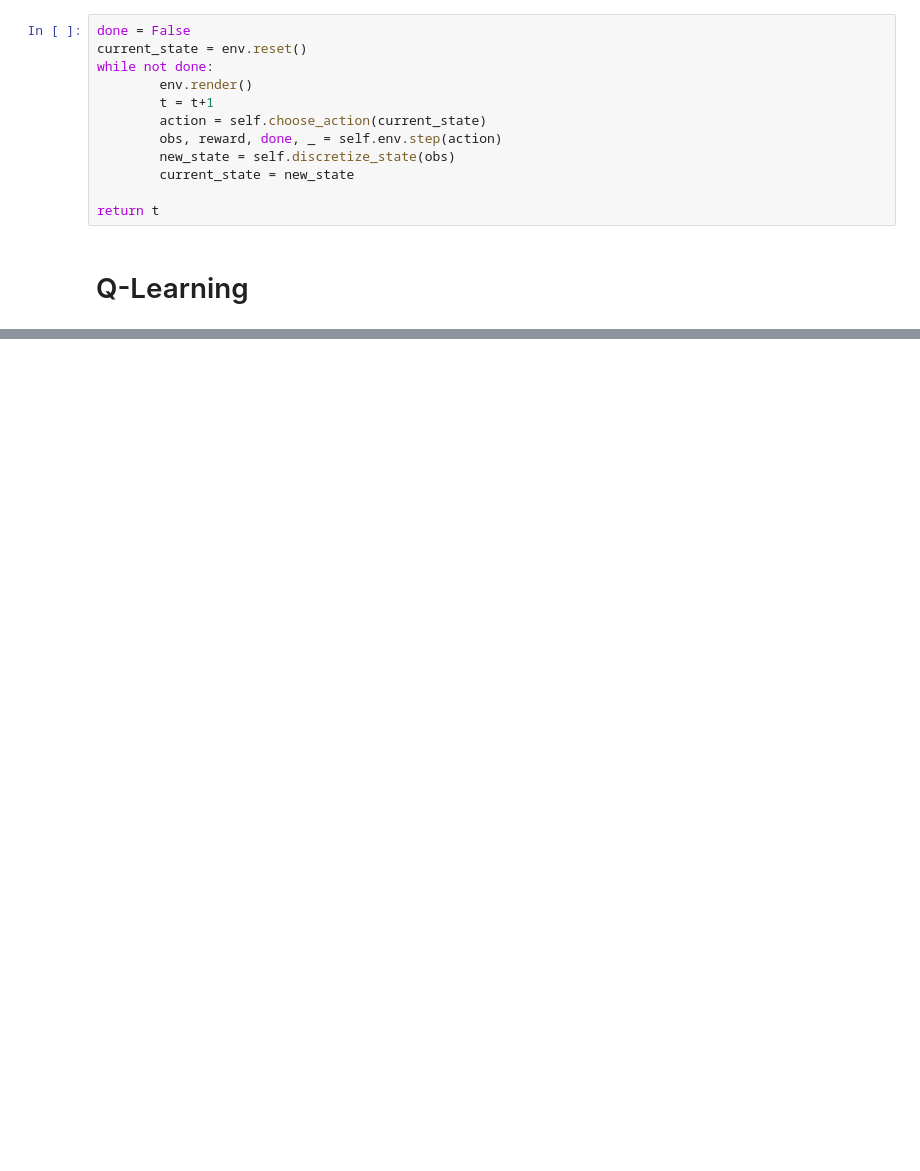
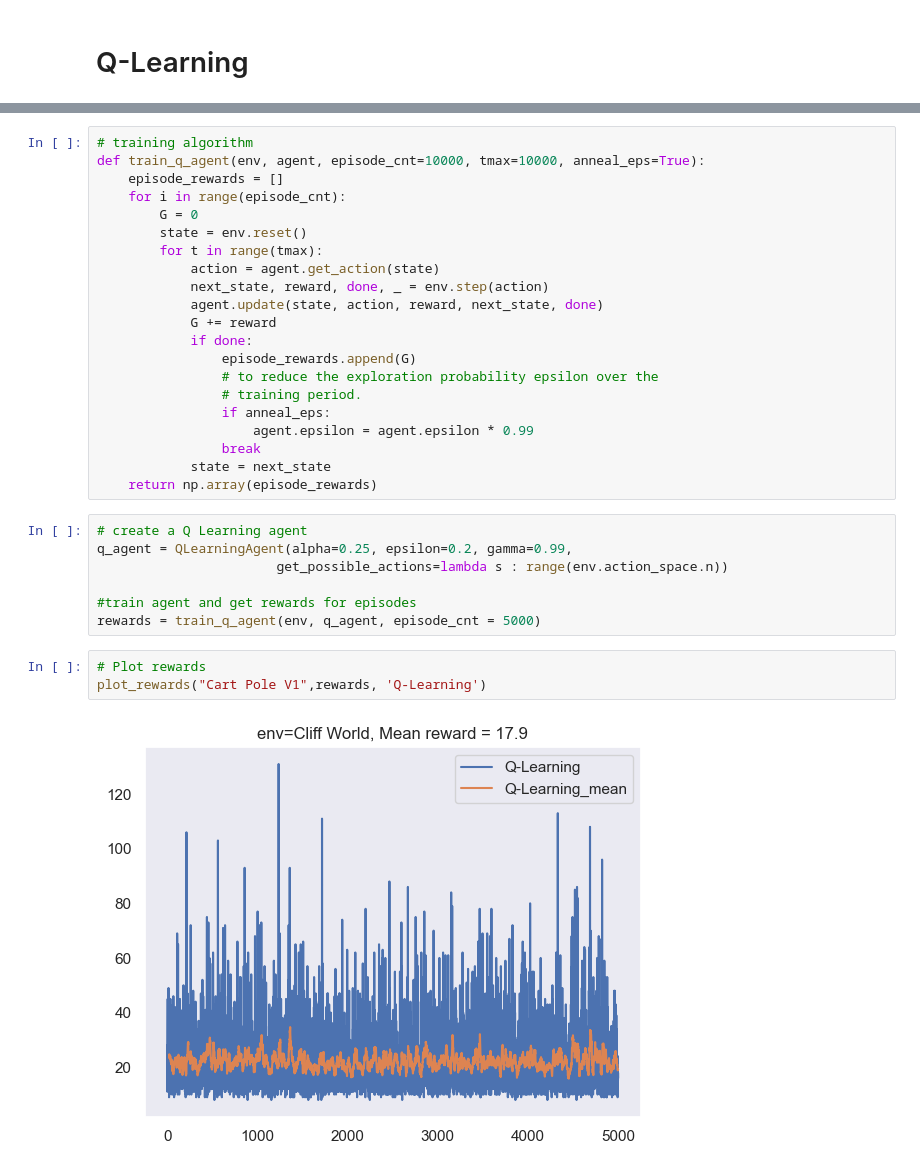
Before and after one commit to AnselmAdrian/reinforcement_learning, a Jupyter notebook: notebooks/sarsa_and_qlearning.ipynb, the cells around one changed output, grey strips where cells are left out. Cells and saved outputs as stored; diff of their text form; blank space fills up the shorter version.

Commit message:
added Q learning

```diff
--- a/notebooks/sarsa_and_qlearning.ipynb
+++ b/notebooks/sarsa_and_qlearning.ipynb
@@ -184,14 +194,2 @@ ImportError:
-# %%
-done = False
-current_state = env.reset()
-while not done:
-        env.render()
-        t = t+1
-        action = self.choose_action(current_state)
-        obs, reward, done, _ = self.env.step(action)
-        new_state = self.discretize_state(obs)
-        current_state = new_state
-
-return t
 # %% [markdown]
 # Q-Learning
@@ -197,0 +258,33 @@ return t
+# %%
+# training algorithm
+def train_q_agent(env, agent, episode_cnt=10000, tmax=10000, anneal_eps=True):
+    episode_rewards = []
+    for i in range(episode_cnt):
+        G = 0
+        state = env.reset()
+        for t in range(tmax):
+            action = agent.get_action(state)
+            next_state, reward, done, _ = env.step(action)
+            agent.update(state, action, reward, next_state, done)
+            G += reward
+            if done:
+                episode_rewards.append(G)
+                # to reduce the exploration probability epsilon over the
+                # training period.
+                if anneal_eps:
+                    agent.epsilon = agent.epsilon * 0.99
+                break
+            state = next_state
+    return np.array(episode_rewards)
+# %%
+# create a Q Learning agent
+q_agent = QLearningAgent(alpha=0.25, epsilon=0.2, gamma=0.99,
+                       get_possible_actions=lambda s : range(env.action_space.n))
+
+#train agent and get rewards for episodes
+rewards = train_q_agent(env, q_agent, episode_cnt = 5000)
+# %%
+# Plot rewards
+plot_rewards("Cart Pole V1",rewards, 'Q-Learning')
+# %% [output]
+[figure, added]
```
Also changed, not shown: parts of 5 cells of this notebook, 1 other file.
